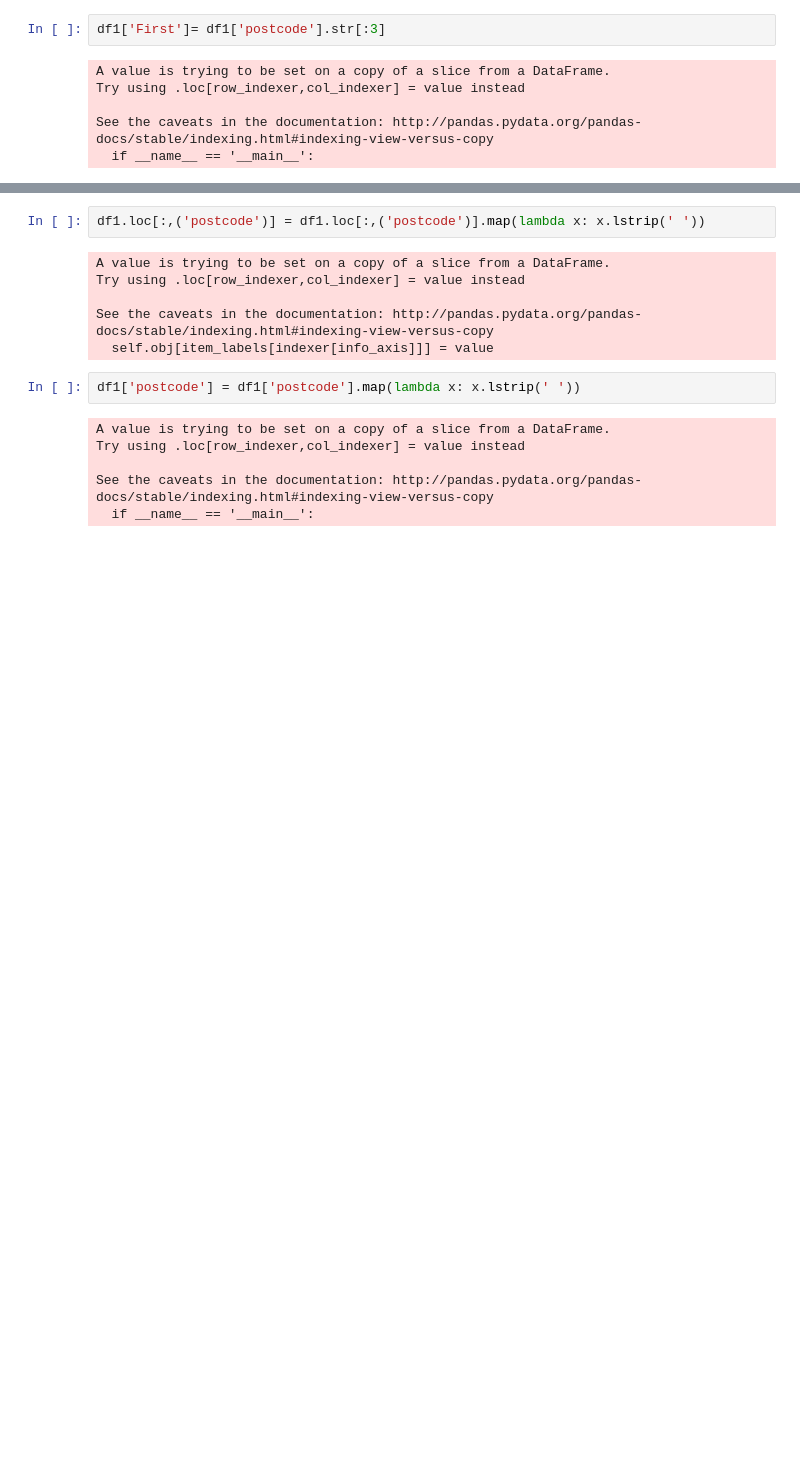
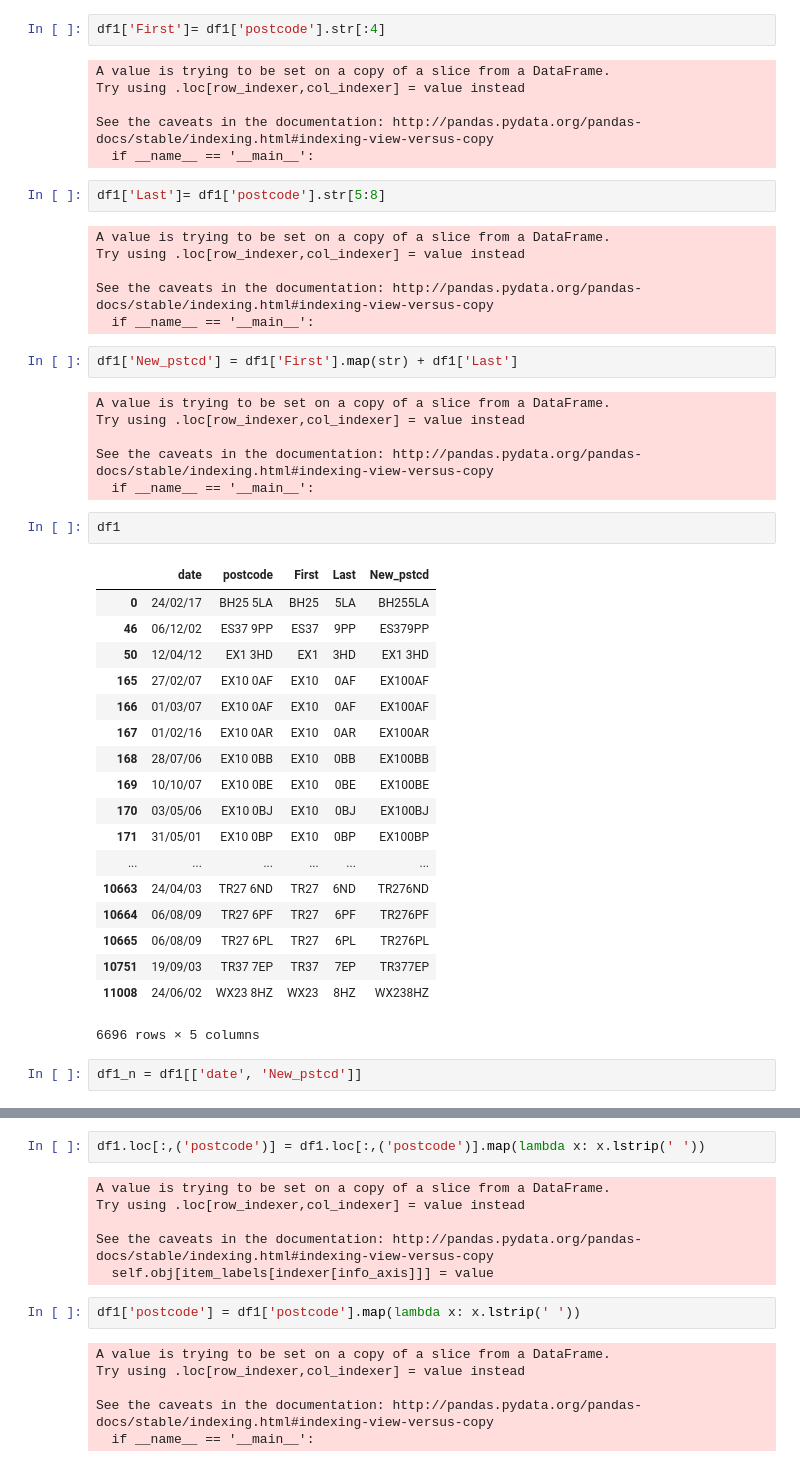
Before and after one commit to annalisasheehan/ICL_Diabetes, a Jupyter notebook: postcode_easting_northing_matching.ipynb, the cells around one changed output, grey strips where cells are left out. Saved outputs shown, nothing was run; the diff lists cells and outputs as text; blank space fills up the shorter version.

```diff
--- a/postcode_easting_northing_matching.ipynb
+++ b/postcode_easting_northing_matching.ipynb
@@ -39,10 +39,49 @@ df2
 # %%
 SWW_postcode
 # %%
-df1['First']= df1['postcode'].str[:3]
+df1['First']= df1['postcode'].str[:4]
 # %% [output]
 A value is trying to be set on a copy of a slice from a DataFrame.
 Try using .loc[row_indexer,col_indexer] = value instead
 
 See the caveats in the documentation: http://pandas.pydata.org/pandas-docs/stable/indexing.html#indexing-view-versus-copy
   if __name__ == '__main__':
+# %%
+df1['Last']= df1['postcode'].str[5:8]
+# %% [output]
+A value is trying to be set on a copy of a slice from a DataFrame.
+Try using .loc[row_indexer,col_indexer] = value instead
+
+See the caveats in the documentation: http://pandas.pydata.org/pandas-docs/stable/indexing.html#indexing-view-versus-copy
+  if __name__ == '__main__':
+# %%
+df1['New_pstcd'] = df1['First'].map(str) + df1['Last']
+# %% [output]
+A value is trying to be set on a copy of a slice from a DataFrame.
+Try using .loc[row_indexer,col_indexer] = value instead
+
+See the caveats in the documentation: http://pandas.pydata.org/pandas-docs/stable/indexing.html#indexing-view-versus-copy
+  if __name__ == '__main__':
+# %%
+df1
+# %% [output]
+|  | date | postcode | First | Last | New_pstcd |
+| 0 | 24/02/17 | BH25 5LA | BH25 | 5LA | BH255LA |
+| 46 | 06/12/02 | ES37 9PP | ES37 | 9PP | ES379PP |
+| 50 | 12/04/12 | EX1 3HD | EX1 | 3HD | EX1 3HD |
+| 165 | 27/02/07 | EX10 0AF | EX10 | 0AF | EX100AF |
+| 166 | 01/03/07 | EX10 0AF | EX10 | 0AF | EX100AF |
+| 167 | 01/02/16 | EX10 0AR | EX10 | 0AR | EX100AR |
+| 168 | 28/07/06 | EX10 0BB | EX10 | 0BB | EX100BB |
+| 169 | 10/10/07 | EX10 0BE | EX10 | 0BE | EX100BE |
+| 170 | 03/05/06 | EX10 0BJ | EX10 | 0BJ | EX100BJ |
+| 171 | 31/05/01 | EX10 0BP | EX10 | 0BP | EX100BP |
+| ... | ... | ... | ... | ... | ... |
+| 10663 | 24/04/03 | TR27 6ND | TR27 | 6ND | TR276ND |
+| 10664 | 06/08/09 | TR27 6PF | TR27 | 6PF | TR276PF |
+| 10665 | 06/08/09 | TR27 6PL | TR27 | 6PL | TR276PL |
+| 10751 | 19/09/03 | TR37 7EP | TR37 | 7EP | TR377EP |
+| 11008 | 24/06/02 | WX23 8HZ | WX23 | 8HZ | WX238HZ |
+6696 rows × 5 columns
+# %%
+df1_n = df1[['date', 'New_pstcd']]
```
Also changed, not shown: parts of 4 cells of this notebook.
